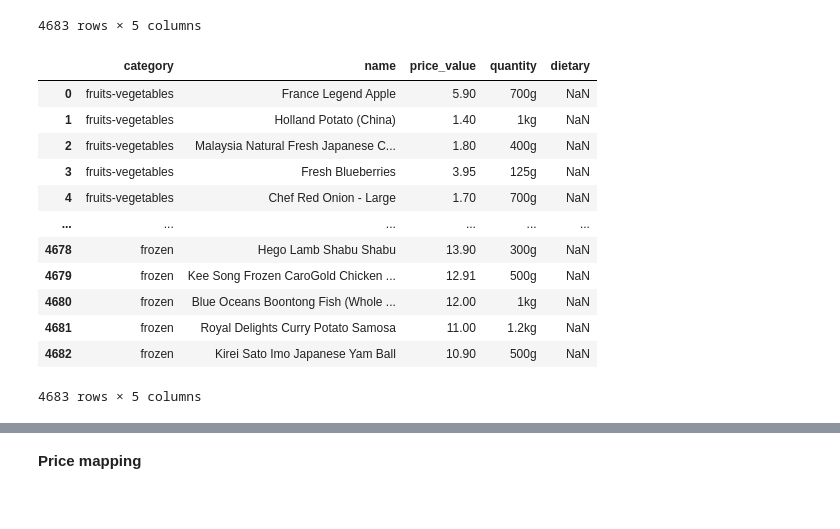
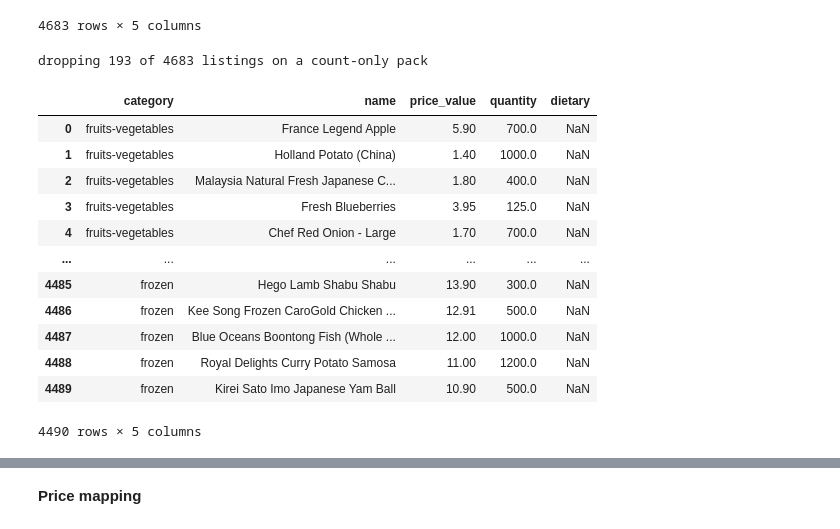
Before and after one commit to 2na3k/Workshop-Project-Submission-2026-10-10-AIS, a Jupyter notebook: SystemCode/remy/data-crawler/src/data_crawler/3_process_price.ipynb, the cells around one changed output, grey strips where cells are left out. Cells and saved outputs as stored; diff of their text form; code cells hidden in the pictures.

```diff
--- a/SystemCode/remy/data-crawler/src/data_crawler/3_process_price.ipynb
+++ b/SystemCode/remy/data-crawler/src/data_crawler/3_process_price.ipynb
@@ -48,20 +102,21 @@ def normalize_row(row):
 # %%
-df = df.apply(normalize_row, axis=1)
+df = prepare_listings(df)
 df
 # %% [output]
+dropping 193 of 4683 listings on a count-only pack
 |  | category | name | price_value | quantity | dietary |
-| 0 | fruits-vegetables | France Legend Apple | 5.90 | 700g | NaN |
-| 1 | fruits-vegetables | Holland Potato (China) | 1.40 | 1kg | NaN |
-| 2 | fruits-vegetables | Malaysia Natural Fresh Japanese C... | 1.80 | 400g | NaN |
-| 3 | fruits-vegetables | Fresh Blueberries | 3.95 | 125g | NaN |
-| 4 | fruits-vegetables | Chef Red Onion - Large | 1.70 | 700g | NaN |
+| 0 | fruits-vegetables | France Legend Apple | 5.90 | 700.0 | NaN |
+| 1 | fruits-vegetables | Holland Potato (China) | 1.40 | 1000.0 | NaN |
+| 2 | fruits-vegetables | Malaysia Natural Fresh Japanese C... | 1.80 | 400.0 | NaN |
+| 3 | fruits-vegetables | Fresh Blueberries | 3.95 | 125.0 | NaN |
+| 4 | fruits-vegetables | Chef Red Onion - Large | 1.70 | 700.0 | NaN |
 | ... | ... | ... | ... | ... | ... |
-| 4678 | frozen | Hego Lamb Shabu Shabu | 13.90 | 300g | NaN |
-| 4679 | frozen | Kee Song Frozen CaroGold Chicken ... | 12.91 | 500g | NaN |
-| 4680 | frozen | Blue Oceans Boontong Fish (Whole ... | 12.00 | 1kg | NaN |
-| 4681 | frozen | Royal Delights Curry Potato Samosa | 11.00 | 1.2kg | NaN |
-| 4682 | frozen | Kirei Sato Imo Japanese Yam Ball | 10.90 | 500g | NaN |
+| 4485 | frozen | Hego Lamb Shabu Shabu | 13.90 | 300.0 | NaN |
+| 4486 | frozen | Kee Song Frozen CaroGold Chicken ... | 12.91 | 500.0 | NaN |
+| 4487 | frozen | Blue Oceans Boontong Fish (Whole ... | 12.00 | 1000.0 | NaN |
+| 4488 | frozen | Royal Delights Curry Potato Samosa | 11.00 | 1200.0 | NaN |
+| 4489 | frozen | Kirei Sato Imo Japanese Yam Ball | 10.90 | 500.0 | NaN |
-4683 rows × 5 columns
+4490 rows × 5 columns
 # %%
 from gliner import GLiNER
 
```
Also changed, not shown: parts of 31 cells of this notebook, 2 other files.
